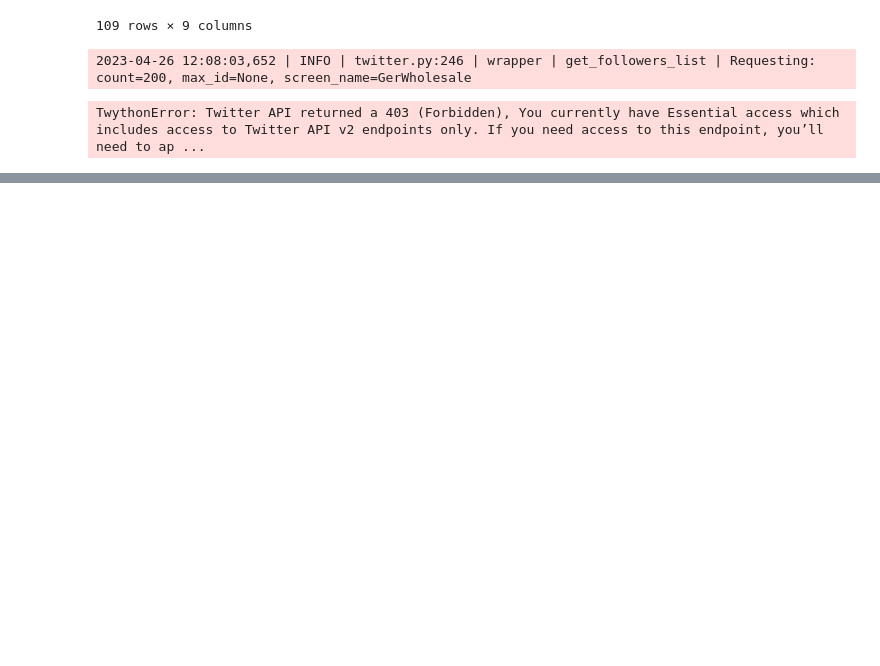
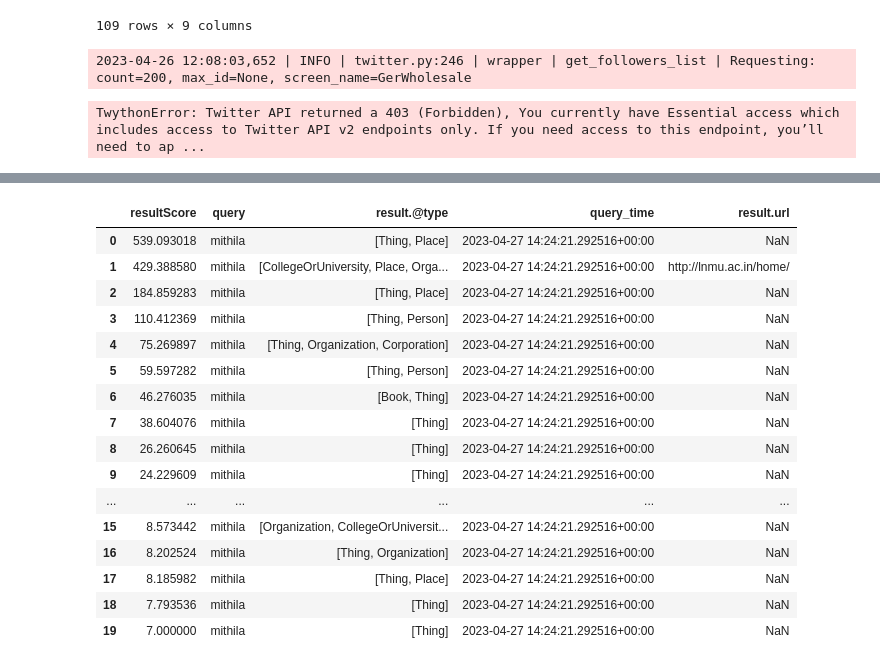
Before and after one commit to georgeyoumansjr/advertools, a Jupyter notebook: useAdvertools/testKeyW.ipynb, the cells around one changed output, grey strips where cells are left out. Cells and saved outputs as stored; diff of their text form; code cells hidden in the pictures; blank space fills up the shorter version.

```diff
--- a/useAdvertools/testKeyW.ipynb
+++ b/useAdvertools/testKeyW.ipynb
@@ -563,0 +617,20 @@ TwythonError: Twitter API returned a 403 (Forbidden), You currently have Essenti
+# %%
+google[['resultScore','query','result.@type','query_time','result.url']]
+# %% [output]
+|  | resultScore | query | result.@type | query_time | result.url |
+| 0 | 539.093018 | mithila | [Thing, Place] | 2023-04-27 14:24:21.292516+00:00 | NaN |
+| 1 | 429.388580 | mithila | [CollegeOrUniversity, Place, Orga... | 2023-04-27 14:24:21.292516+00:00 | http://lnmu.ac.in/home/ |
+| 2 | 184.859283 | mithila | [Thing, Place] | 2023-04-27 14:24:21.292516+00:00 | NaN |
+| 3 | 110.412369 | mithila | [Thing, Person] | 2023-04-27 14:24:21.292516+00:00 | NaN |
+| 4 | 75.269897 | mithila | [Thing, Organization, Corporation] | 2023-04-27 14:24:21.292516+00:00 | NaN |
+| 5 | 59.597282 | mithila | [Thing, Person] | 2023-04-27 14:24:21.292516+00:00 | NaN |
+| 6 | 46.276035 | mithila | [Book, Thing] | 2023-04-27 14:24:21.292516+00:00 | NaN |
+| 7 | 38.604076 | mithila | [Thing] | 2023-04-27 14:24:21.292516+00:00 | NaN |
+| 8 | 26.260645 | mithila | [Thing] | 2023-04-27 14:24:21.292516+00:00 | NaN |
+| 9 | 24.229609 | mithila | [Thing] | 2023-04-27 14:24:21.292516+00:00 | NaN |
+| ... | ... | ... | ... | ... | ... |
+| 15 | 8.573442 | mithila | [Organization, CollegeOrUniversit... | 2023-04-27 14:24:21.292516+00:00 | NaN |
+| 16 | 8.202524 | mithila | [Thing, Organization] | 2023-04-27 14:24:21.292516+00:00 | NaN |
+| 17 | 8.185982 | mithila | [Thing, Place] | 2023-04-27 14:24:21.292516+00:00 | NaN |
+| 18 | 7.793536 | mithila | [Thing] | 2023-04-27 14:24:21.292516+00:00 | NaN |
+| 19 | 7.000000 | mithila | [Thing] | 2023-04-27 14:24:21.292516+00:00 | NaN |
```
Also changed, not shown: parts of 4 cells of this notebook.
